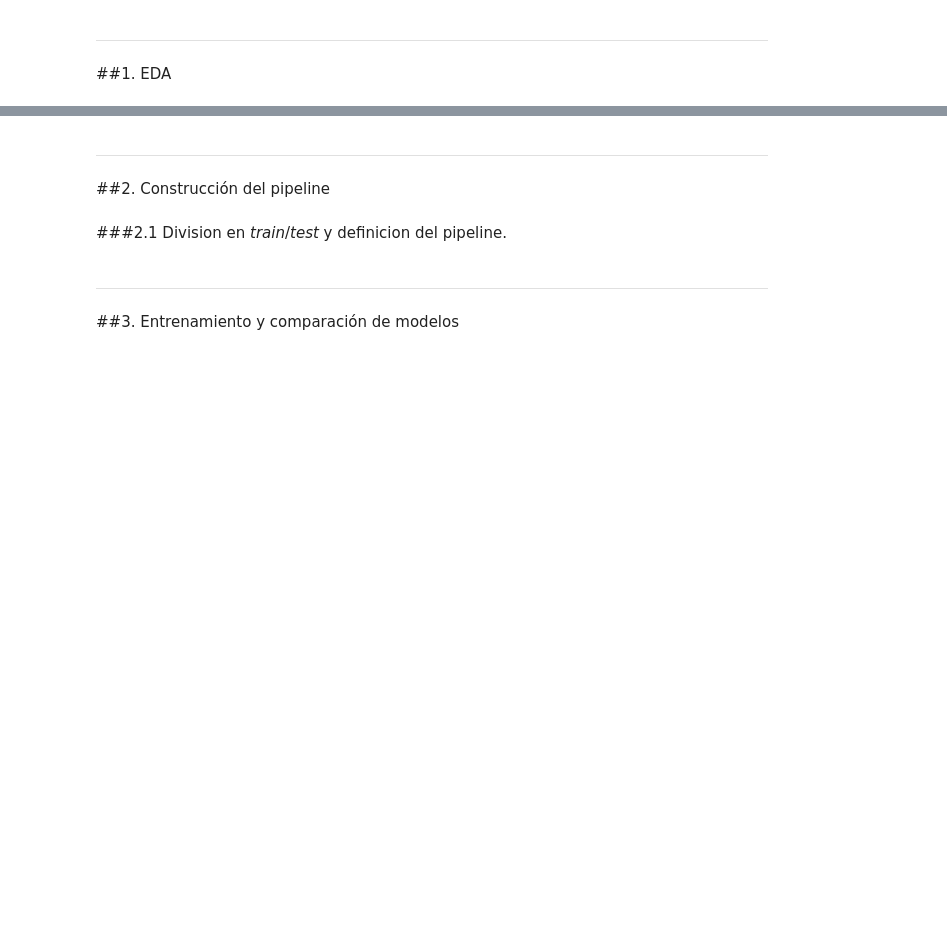
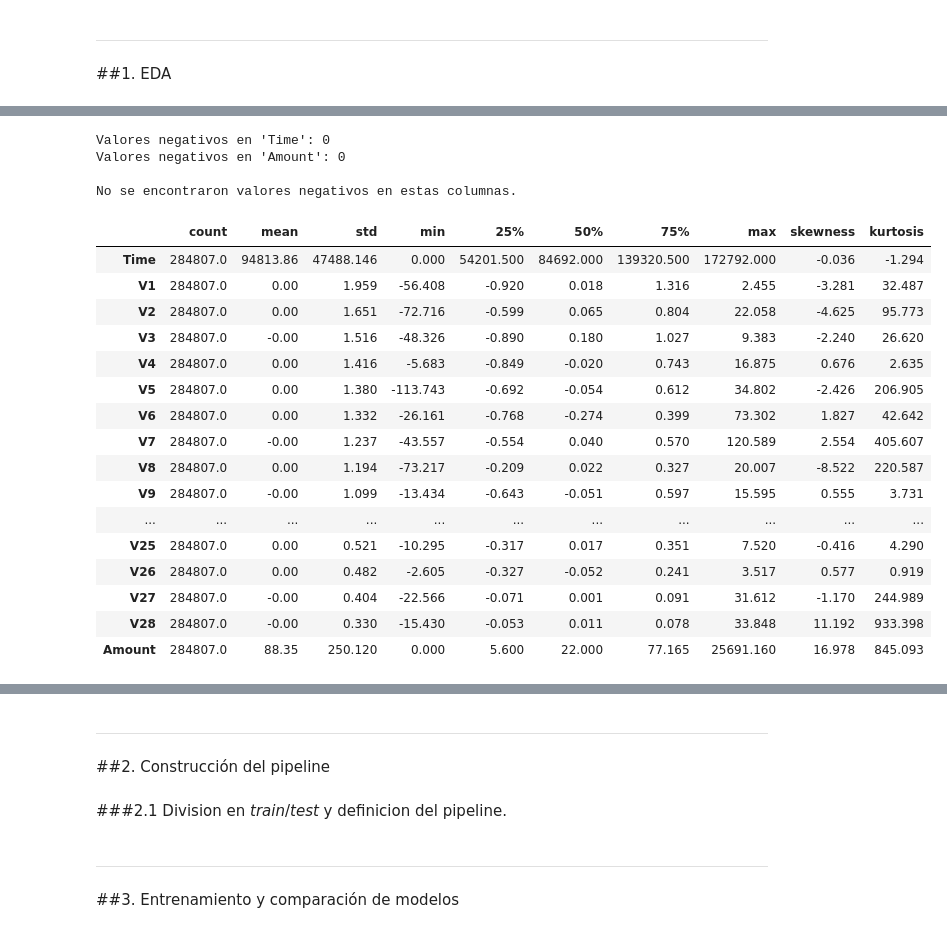
Before and after one commit to Santibareiro27/Inteligencia-Computacional, a Jupyter notebook: RA1_TP4/RA1_Trabajo_práctico_N°_4_G8.ipynb, the cells around one changed output, grey strips where cells are left out. Drawn from its saved outputs; the diff is of its cells as text; code cells hidden in the pictures; blank space fills up the shorter version.

```diff
--- a/RA1_TP4/RA1_Trabajo_práctico_N°_4_G8.ipynb
+++ b/RA1_TP4/RA1_Trabajo_práctico_N°_4_G8.ipynb
@@ -197,0 +223,42 @@ Archive:  creditcard.zip
+# %%
+# Verificar si hay valores negativos en 'Time' y 'Amount'
+negativos_time = (df_fraude['Time'] < 0).sum()
+negativos_amount = (df_fraude['Amount'] < 0).sum()
+
+print(f"Valores negativos en 'Time': {negativos_time}")
+print(f"Valores negativos en 'Amount': {negativos_amount}")
+
+if negativos_time == 0 and negativos_amount == 0:
+    print("\nNo se encontraron valores negativos en estas columnas.")
+else:
+    print("\nSe detectaron valores negativos que requieren revisión.")
+# %% [output]
+Valores negativos en 'Time': 0
+Valores negativos en 'Amount': 0
+
+No se encontraron valores negativos en estas columnas.
+# %%
+
+# Estadísticas descriptivas
+desc = df_fraude.describe().T
+desc["skewness"] = df_fraude.skew()
+desc["kurtosis"] = df_fraude.kurt()
+display(desc.round(3))
+# %% [output]
+|  | count | mean | std | min | 25% | 50% | 75% | max | skewness | kurtosis |
+| Time | 284807.0 | 94813.86 | 47488.146 | 0.000 | 54201.500 | 84692.000 | 139320.500 | 172792.000 | -0.036 | -1.294 |
+| V1 | 284807.0 | 0.00 | 1.959 | -56.408 | -0.920 | 0.018 | 1.316 | 2.455 | -3.281 | 32.487 |
+| V2 | 284807.0 | 0.00 | 1.651 | -72.716 | -0.599 | 0.065 | 0.804 | 22.058 | -4.625 | 95.773 |
+| V3 | 284807.0 | -0.00 | 1.516 | -48.326 | -0.890 | 0.180 | 1.027 | 9.383 | -2.240 | 26.620 |
+| V4 | 284807.0 | 0.00 | 1.416 | -5.683 | -0.849 | -0.020 | 0.743 | 16.875 | 0.676 | 2.635 |
+| V5 | 284807.0 | 0.00 | 1.380 | -113.743 | -0.692 | -0.054 | 0.612 | 34.802 | -2.426 | 206.905 |
+| V6 | 284807.0 | 0.00 | 1.332 | -26.161 | -0.768 | -0.274 | 0.399 | 73.302 | 1.827 | 42.642 |
+| V7 | 284807.0 | -0.00 | 1.237 | -43.557 | -0.554 | 0.040 | 0.570 | 120.589 | 2.554 | 405.607 |
+| V8 | 284807.0 | 0.00 | 1.194 | -73.217 | -0.209 | 0.022 | 0.327 | 20.007 | -8.522 | 220.587 |
+| V9 | 284807.0 | -0.00 | 1.099 | -13.434 | -0.643 | -0.051 | 0.597 | 15.595 | 0.555 | 3.731 |
+| ... | ... | ... | ... | ... | ... | ... | ... | ... | ... | ... |
+| V25 | 284807.0 | 0.00 | 0.521 | -10.295 | -0.317 | 0.017 | 0.351 | 7.520 | -0.416 | 4.290 |
+| V26 | 284807.0 | 0.00 | 0.482 | -2.605 | -0.327 | -0.052 | 0.241 | 3.517 | 0.577 | 0.919 |
+| V27 | 284807.0 | -0.00 | 0.404 | -22.566 | -0.071 | 0.001 | 0.091 | 31.612 | -1.170 | 244.989 |
+| V28 | 284807.0 | -0.00 | 0.330 | -15.430 | -0.053 | 0.011 | 0.078 | 33.848 | 11.192 | 933.398 |
+| Amount | 284807.0 | 88.35 | 250.120 | 0.000 | 5.600 | 22.000 | 77.165 | 25691.160 | 16.978 | 845.093 |
```
Also changed, not shown: parts of 6 cells of this notebook.
